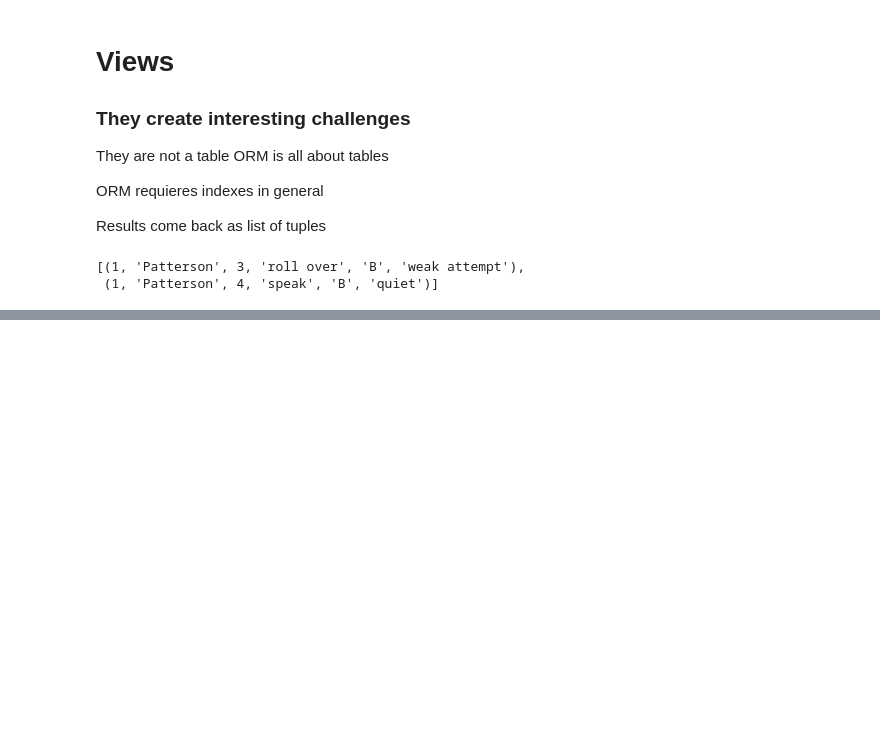
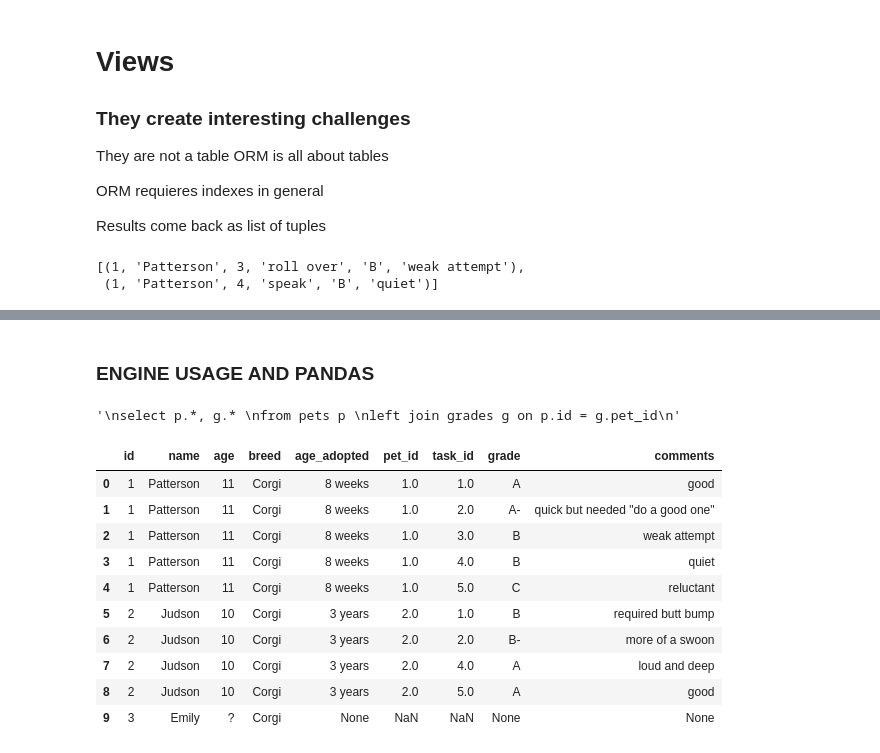
Before and after one commit to andersjh/sqlachemy_tutorials, a Jupyter notebook: 05_sqlalchemy_joins.ipynb, the cells around one changed output, grey strips where cells are left out. Saved outputs shown, nothing was run; the diff lists cells and outputs as text; code cells hidden in the pictures; blank space fills up the shorter version.

```diff
--- a/05_sqlalchemy_joins.ipynb
+++ b/05_sqlalchemy_joins.ipynb
@@ -282,0 +398,21 @@ WHERE 0 = 1
+# %% [markdown]
+###  ENGINE USAGE AND PANDAS
+# %%
+outer_join_sql
+# %% [output]
+'\nselect p.*, g.* \nfrom pets p \nleft join grades g on p.id = g.pet_id\n'
+# %%
+# since engine methods just take sql, it's super simple
+pd.read_sql(outer_join_sql, conn)
+# %% [output]
+|  | id | name | age | breed | age_adopted | pet_id | task_id | grade | comments |
+| 0 | 1 | Patterson | 11 | Corgi | 8 weeks | 1.0 | 1.0 | A | good |
+| 1 | 1 | Patterson | 11 | Corgi | 8 weeks | 1.0 | 2.0 | A- | quick but needed "do a good one" |
+| 2 | 1 | Patterson | 11 | Corgi | 8 weeks | 1.0 | 3.0 | B | weak attempt |
+| 3 | 1 | Patterson | 11 | Corgi | 8 weeks | 1.0 | 4.0 | B | quiet |
+| 4 | 1 | Patterson | 11 | Corgi | 8 weeks | 1.0 | 5.0 | C | reluctant |
+| 5 | 2 | Judson | 10 | Corgi | 3 years | 2.0 | 1.0 | B | required butt bump |
+| 6 | 2 | Judson | 10 | Corgi | 3 years | 2.0 | 2.0 | B- | more of a swoon |
+| 7 | 2 | Judson | 10 | Corgi | 3 years | 2.0 | 4.0 | A | loud and deep |
+| 8 | 2 | Judson | 10 | Corgi | 3 years | 2.0 | 5.0 | A | good |
+| 9 | 3 | Emily | ? | Corgi | None | NaN | NaN | None | None |
```
Also changed, not shown: parts of 30 cells of this notebook.
